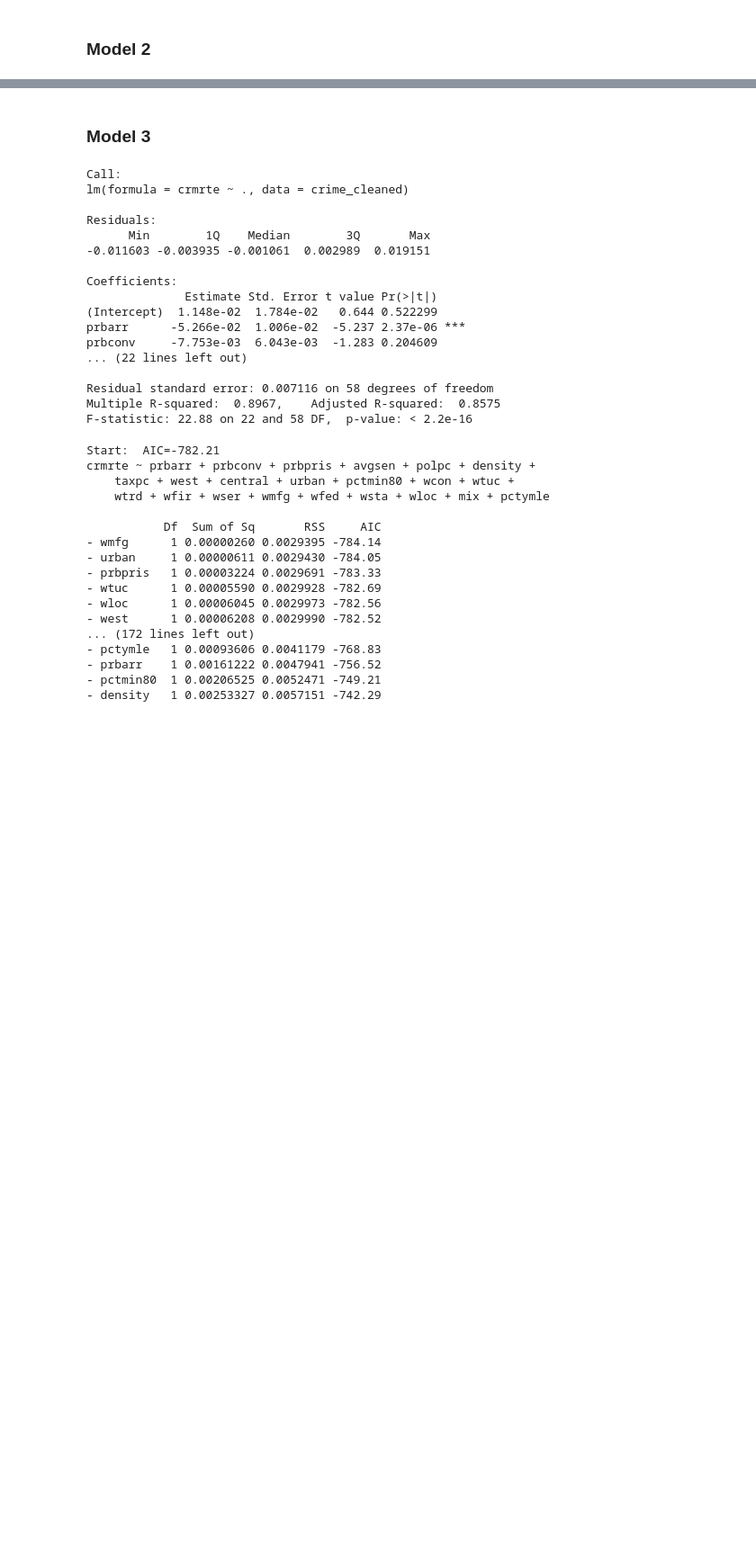
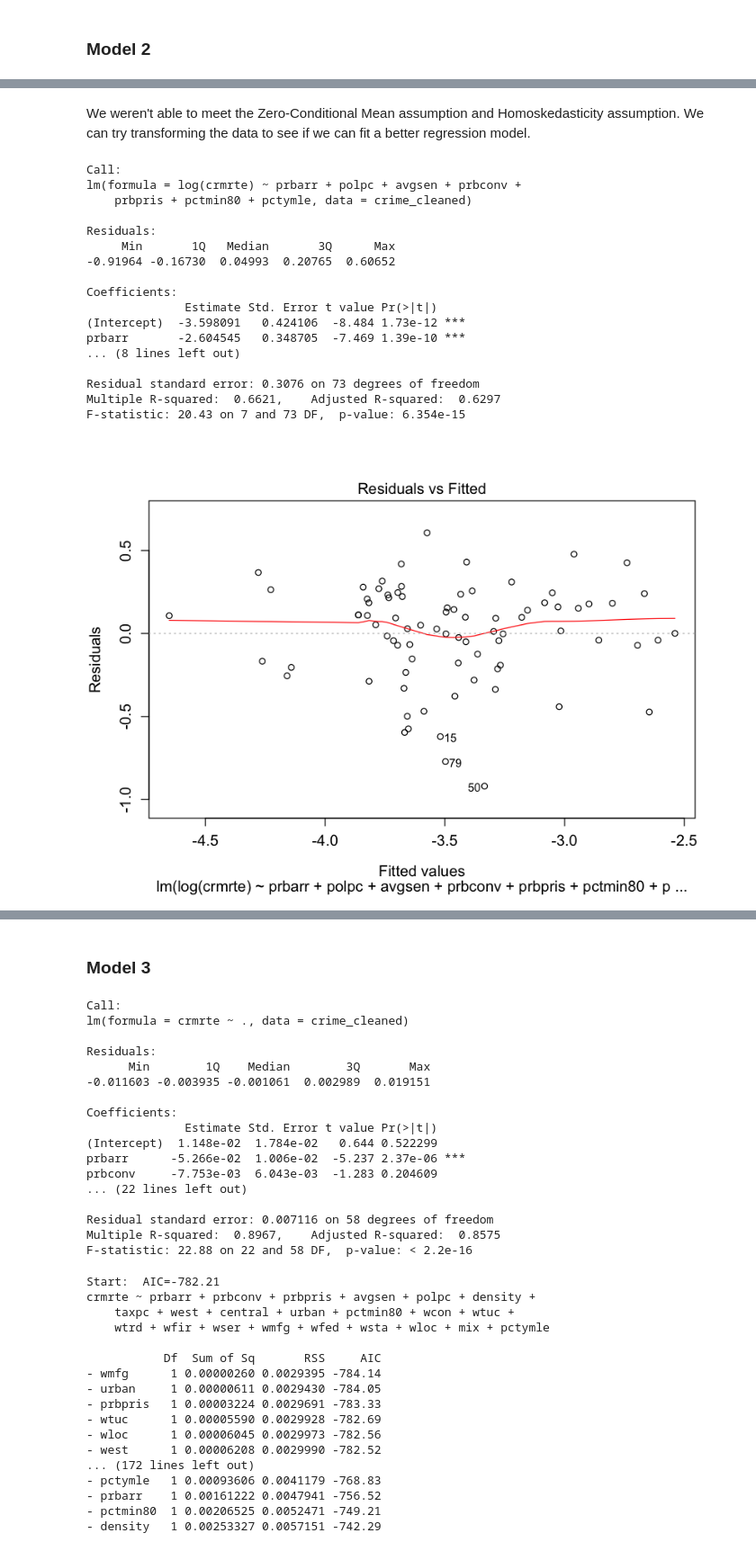
Before and after one commit to lucaschadwicklam97/lab_3_collab, a Jupyter notebook: Annabelle_Joy_Lucas_lab3_v2.ipynb, the cells around one changed output, grey strips where cells are left out. Shown at 90% size. Drawn from its saved outputs; the diff is of its cells as text; code cells hidden in the pictures; blank space fills up the shorter version.

Commit message:
finished model 2

```diff
--- a/Annabelle_Joy_Lucas_lab3_v2.ipynb
+++ b/Annabelle_Joy_Lucas_lab3_v2.ipynb
@@ -390,0 +410,26 @@ Q3. Evaluate all 6 CLM assumptions
+# %% [markdown]
+We weren't able to meet the Zero-Conditional Mean assumption and Homoskedasticity assumption. We can try transforming the data to see if we can fit a better regression model.
+# %%
+m2_log <- lm(log(crmrte) ~ prbarr + polpc + avgsen + prbconv + prbpris + pctmin80 + pctymle, data=crime_cleaned)
+summary(m2_log)
+
+plot(m2_log, which = 1)
+# %% [output]
+Call:
+lm(formula = log(crmrte) ~ prbarr + polpc + avgsen + prbconv +
+    prbpris + pctmin80 + pctymle, data = crime_cleaned)
+
+Residuals:
+     Min       1Q   Median       3Q      Max
+-0.91964 -0.16730  0.04993  0.20765  0.60652
+
+Coefficients:
+              Estimate Std. Error t value Pr(>|t|)
+(Intercept)  -3.598091   0.424106  -8.484 1.73e-12 ***
+prbarr       -2.604545   0.348705  -7.469 1.39e-10 ***
+... (8 lines left out)
+
+Residual standard error: 0.3076 on 73 degrees of freedom
+Multiple R-squared:  0.6621,    Adjusted R-squared:  0.6297
+F-statistic: 20.43 on 7 and 73 DF,  p-value: 6.354e-15
+[figure, added]
```
Also changed, not shown: parts of 11 cells of this notebook.
